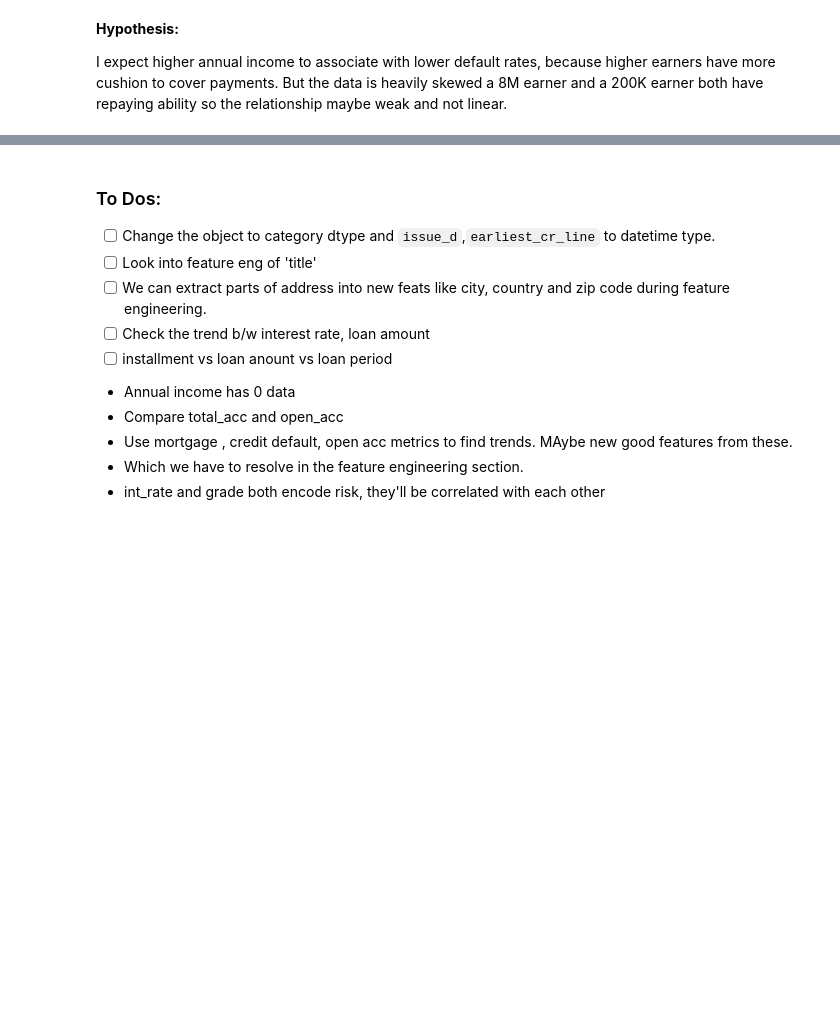
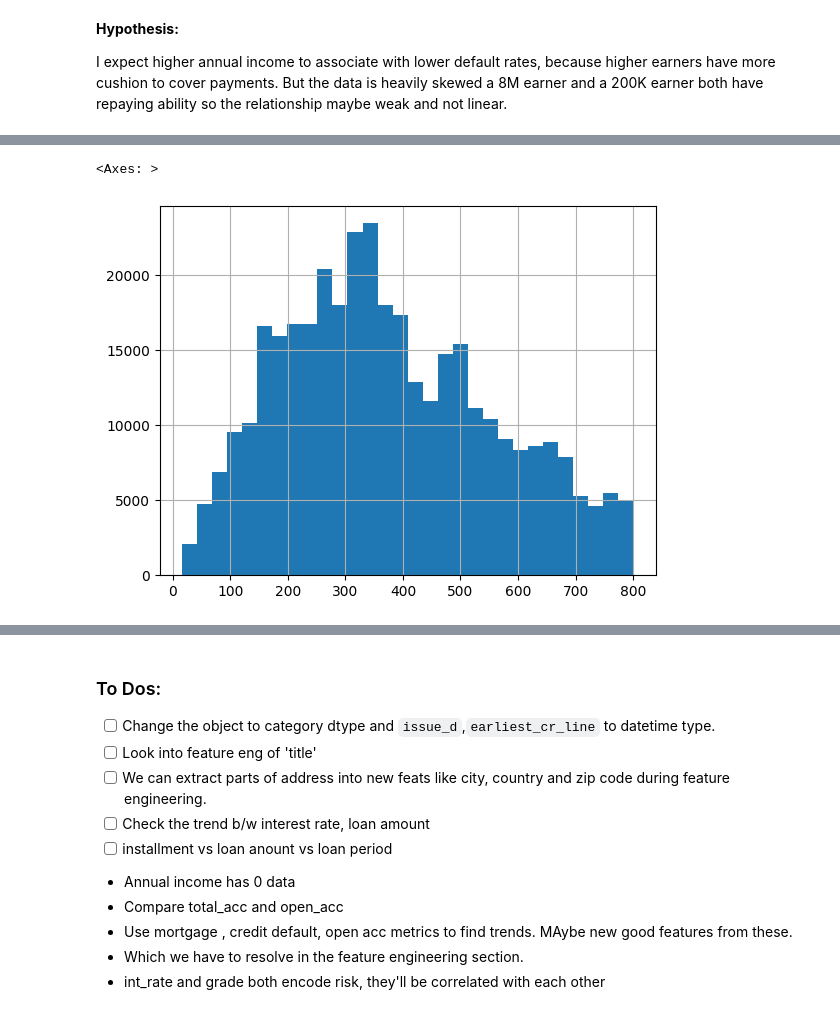
Before and after one commit to samrat-rm/Brain-Cache, a Jupyter notebook: LoanTap_Logistic_Regression.ipynb, the cells around one changed output, grey strips where cells are left out. Drawn from its saved outputs; the diff is of its cells as text; code cells hidden in the pictures; blank space fills up the shorter version.

```diff
--- a/LoanTap_Logistic_Regression.ipynb
+++ b/LoanTap_Logistic_Regression.ipynb
@@ -588,0 +762,5 @@ df['installment'].hist(bins=30)
+# %%
+df[df['installment']<800]['installment'].hist(bins=30)
+# %% [output]
+<Axes: >
+[figure, added]
```
Also changed, not shown: parts of 165 cells of this notebook.
